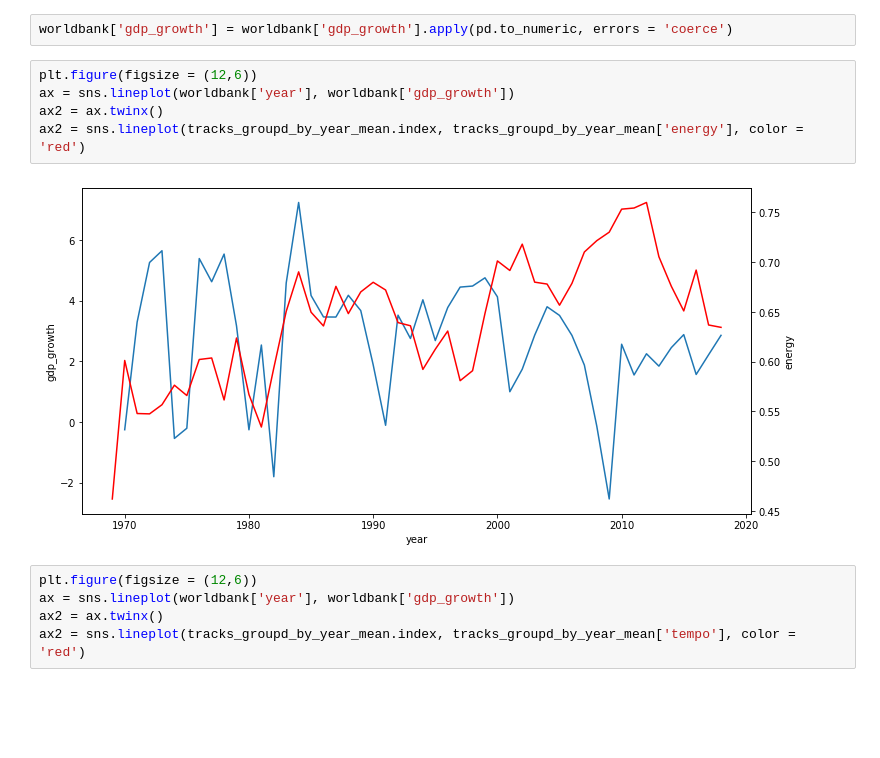
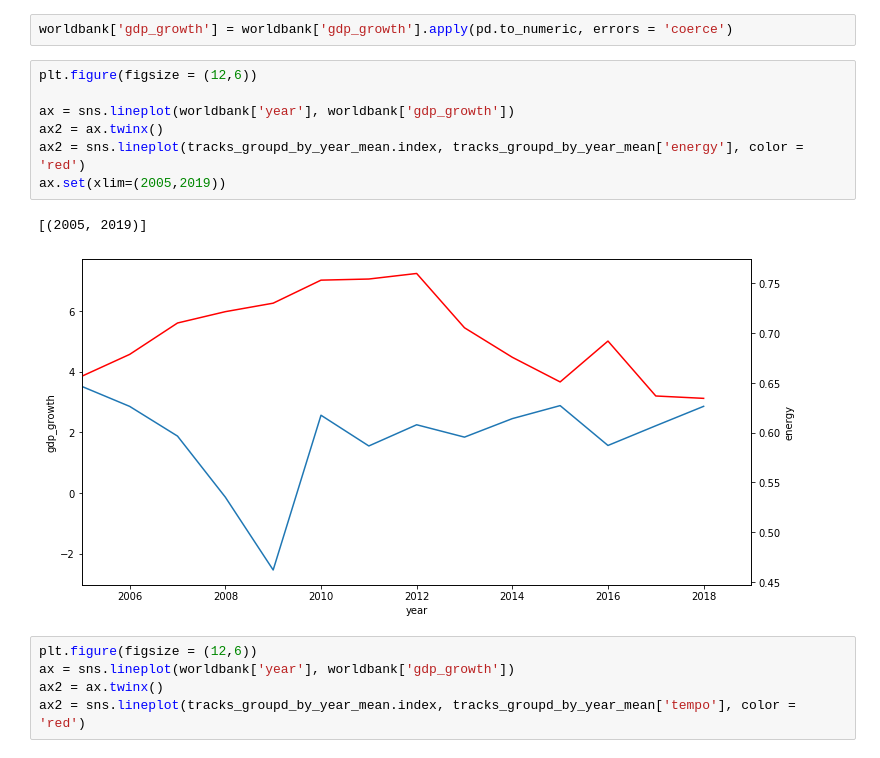
Before and after one commit to fsarraf/Mod3_project, a Jupyter notebook: api test.ipynb, the cells around one changed output. Drawn from its saved outputs; the diff is of its cells as text; blank space fills up the shorter version.

```diff
--- a/api test.ipynb
+++ b/api test.ipynb
@@ -353,11 +282,14 @@ memory usage: 2.0+ KB
 worldbank['gdp_growth'] = worldbank['gdp_growth'].apply(pd.to_numeric, errors = 'coerce')
 # %%
 plt.figure(figsize = (12,6))
+
 ax = sns.lineplot(worldbank['year'], worldbank['gdp_growth'])
 ax2 = ax.twinx()
 ax2 = sns.lineplot(tracks_groupd_by_year_mean.index, tracks_groupd_by_year_mean['energy'], color = 'red')
+ax.set(xlim=(2005,2019))
 # %% [output]
+[(2005, 2019)]
-[figure, old version]
+[figure, new version]
 # %%
 plt.figure(figsize = (12,6))
 ax = sns.lineplot(worldbank['year'], worldbank['gdp_growth'])
```
Also changed, not shown: parts of 113 cells of this notebook, 5 other files.
